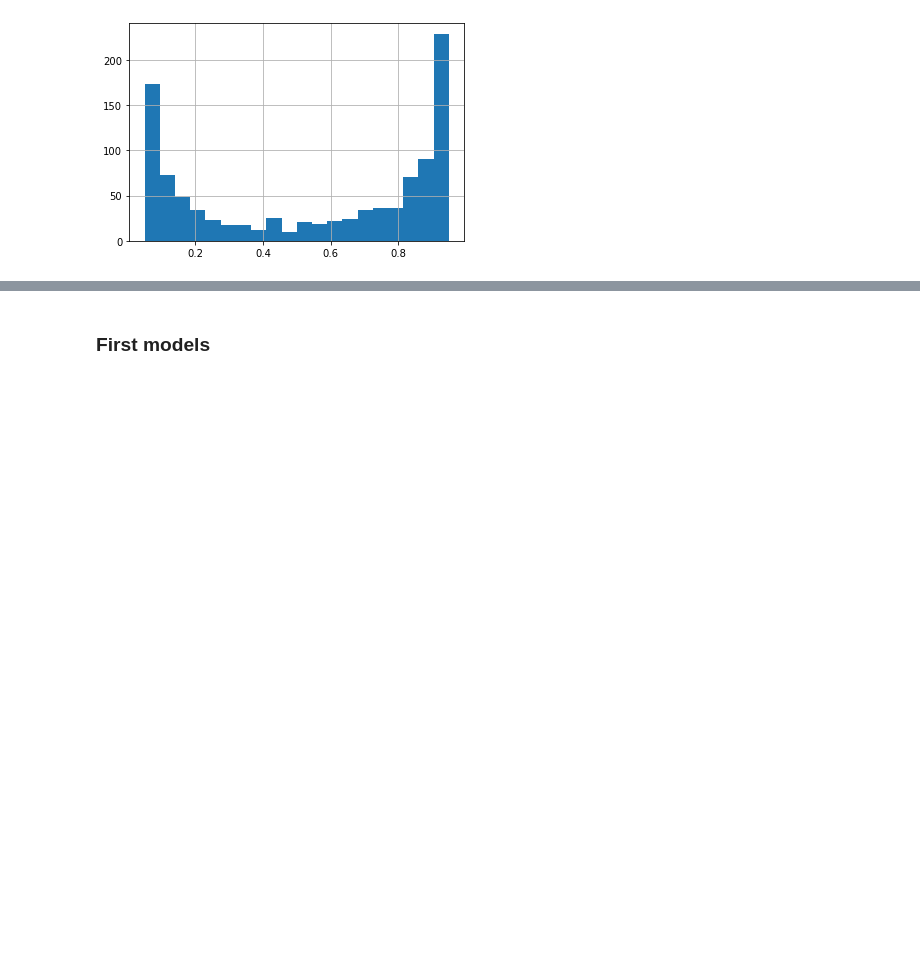
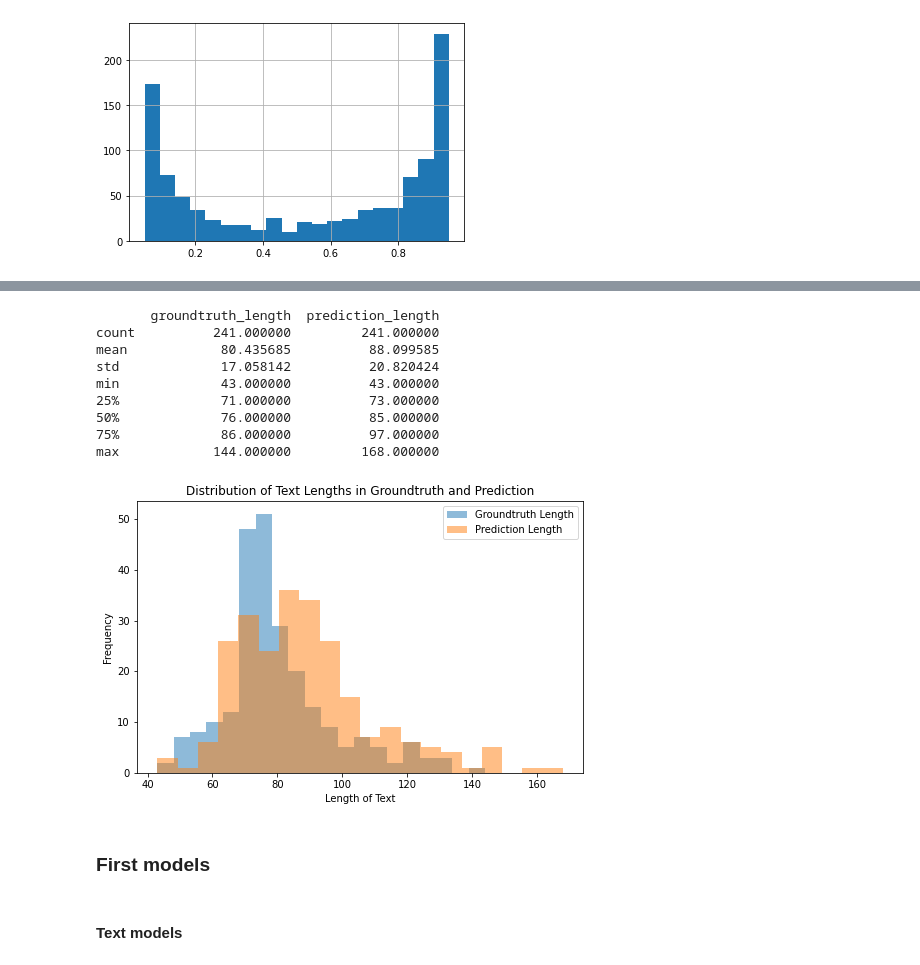
Before and after one commit to timtheuz/nlp_ensae_projet, a Jupyter notebook: main.ipynb, the cells around one changed output, grey strips where cells are left out. Drawn from its saved outputs; the diff is of its cells as text; code cells hidden in the pictures; blank space fills up the shorter version.

```diff
--- a/main.ipynb
+++ b/main.ipynb
@@ -557,2 +373,32 @@ df
+# %%
+# Calculate the length of text in 'groundtruth' and 'prediction'
+transcriptions_with_sex['groundtruth_length'] = transcriptions_with_sex['groundtruth'].apply(len)
+transcriptions_with_sex['prediction_length'] = transcriptions_with_sex['prediction'].apply(len)
+
+# Descriptive statistics for text lengths
+print(transcriptions_with_sex[['groundtruth_length', 'prediction_length']].describe())
+
+# Visualize the distribution of text lengths
+plt.figure(figsize=(8, 5))
+plt.hist(transcriptions_with_sex['groundtruth_length'], bins=20, alpha=0.5, label='Groundtruth Length')
+plt.hist(transcriptions_with_sex['prediction_length'], bins=20, alpha=0.5, label='Prediction Length')
+plt.title('Distribution of Text Lengths in Groundtruth and Prediction')
+plt.xlabel('Length of Text')
+plt.ylabel('Frequency')
+plt.legend()
+plt.show()
+# %% [output]
+       groundtruth_length  prediction_length
+count          241.000000         241.000000
+mean            80.435685          88.099585
+std             17.058142          20.820424
+min             43.000000          43.000000
+25%             71.000000          73.000000
+50%             76.000000          85.000000
+75%             86.000000          97.000000
+max            144.000000         168.000000
+[figure, added]
 # %% [markdown]
 ### First models
+# %% [markdown]
+#### Text models
```
Also changed, not shown: parts of 98 cells of this notebook, 5 other files.
